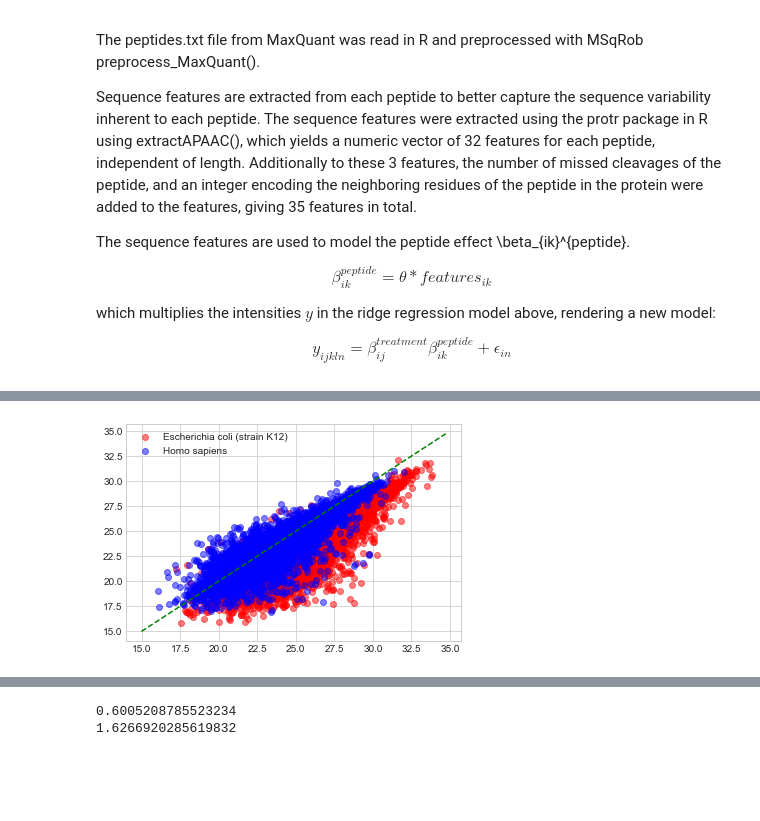
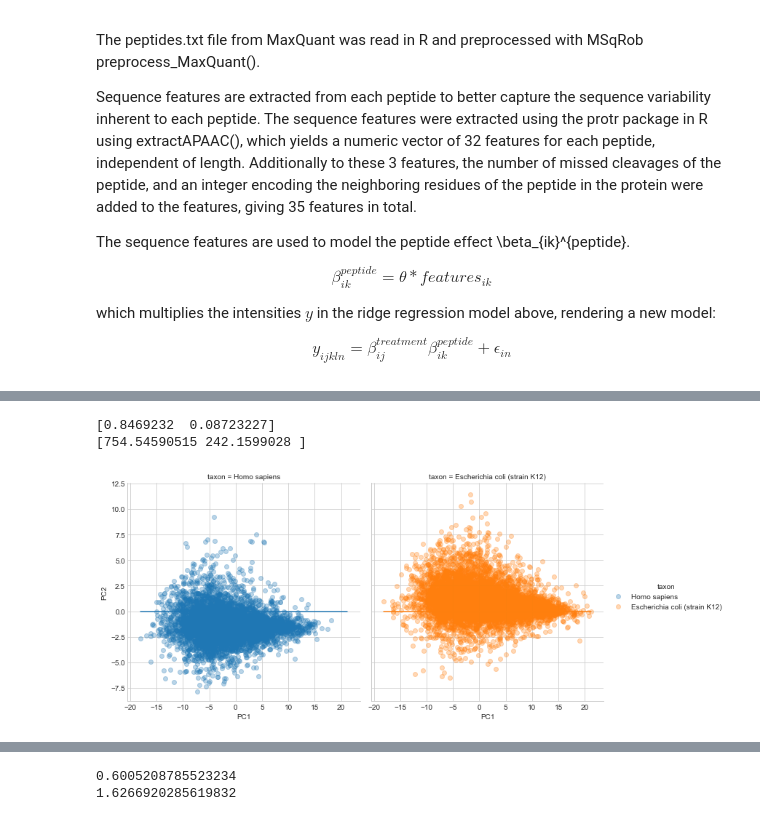
Before and after one commit to antortjim/Thesis-Code, a Jupyter notebook: model/Model.ipynb, the cells around one changed output, grey strips where cells are left out. Cells and saved outputs as stored; diff of their text form; code cells hidden in the pictures; blank space fills up the shorter version.

```diff
--- a/model/Model.ipynb
+++ b/model/Model.ipynb
@@ -324,20 +240,35 @@ data.head()
 | 2 | Q9Y2U8 | Homo sapiens | 22.398509 | 23.542741 | 24.042266 | 25.124118 | 25.285598 | 25.008512 |
 | 3 | Q9BTD8-4;Q9BTD8-2;Q9BTD8-3;Q9BTD8 | Homo sapiens | 23.337153 | 22.611060 | 23.675084 | 19.519606 | 23.237510 | 22.601230 |
 | 4 | Q9P258 | Homo sapiens | 22.545124 | 20.359925 | 22.185649 | 21.836265 | 22.880450 | 21.577547 |
+# %%
+from sklearn.decomposition import PCA
+x = data.values[:,2:]
+pca = PCA(n_components=2)
+pca.fit(x)
+print(pca.explained_variance_ratio_)
+print(pca.singular_values_)
+x_transformed = pca.transform(x)
+pca_data = pd.DataFrame({"taxon": data.taxon, "PC1": x_transformed[:,0], "PC2": x_transformed[:,1]})
+myPlot = sns.FacetGrid(col="taxon", hue='taxon', data=pca_data, size=5)
+myPlot = myPlot.map(plt.scatter, "PC1", "PC2", alpha=0.3)
+myPlot = myPlot.map_dataframe(plt.plot, [min(pca_data.PC1),max(pca_data.PC1)], [0, 0], 'r-').add_legend().set_axis_labels("PC1", "PC2")
+plt.show()
+# %% [output]
+[0.8469232  0.08723227]
+[754.54590515 242.1599028 ]
+[figure, added]
 # %%
-x=np.mean(data[["H1","H2","H3"]].values, axis=1)
-y=np.mean(data[["L1","L2","L3"]].values, axis=1)
-colors=["red", "blue"]
-for i, taxon in enumerate(["Escherichia coli (strain K12)", "Homo sapiens"]):
-    plt.scatter(x=x[data.taxon == taxon],y=y[data.taxon == taxon], c=colors[i],label=taxon, alpha=0.5)
-def abline(slope, intercept):
-    """Plot a line from slope and intercept"""
-    axes = plt.gca()
-    x_vals = np.array(axes.get_xlim())
-    y_vals = intercept + slope * x_vals
-    plt.plot(x_vals, y_vals, '--',color="green")
-abline(1,0)
-plt.legend()
-plt.show()
+# x=np.mean(data[["H1","H2","H3"]].values, axis=1)
+# y=np.mean(data[["L1","L2","L3"]].values, axis=1)
+# colors=["red", "blue"]
+# for i, taxon in enumerate(["Escherichia coli (strain K12)", "Homo sapiens"]):
+#     plt.scatter(x=x[data.taxon == taxon],y=y[data.taxon == taxon], c=colors[i],label=taxon, alpha=0.5)
+# def abline(slope, intercept):
+#     """Plot a line from slope and intercept"""
+#     axes = plt.gca()
+#     x_vals = np.array(axes.get_xlim())
+#     y_vals = intercept + slope * x_vals
+#     plt.plot(x_vals, y_vals, '--',color="green")
+# abline(1,0)
+# plt.legend()
+# plt.show()
-# %% [output]
-[figure, removed]
```
Also changed, not shown: parts of 35 cells of this notebook, 1 other file.
